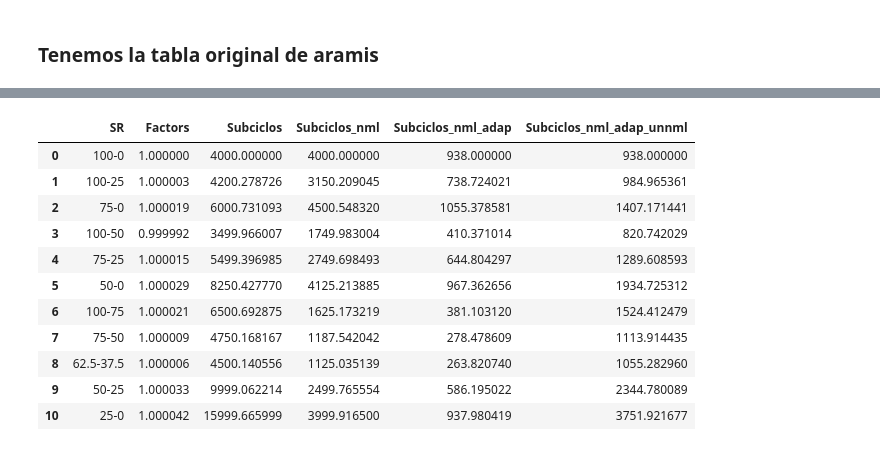
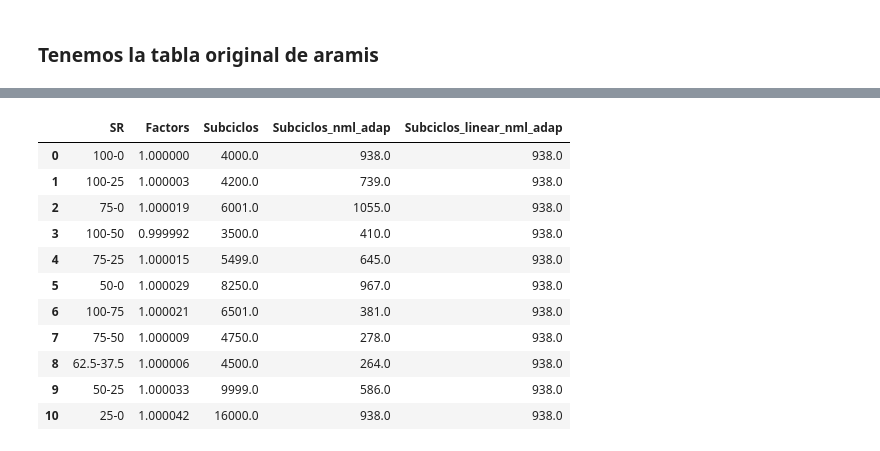
Before and after one commit to AXS-Rose/degradation_model, a Jupyter notebook: aramis_table_explanation.ipynb, the cells around one changed output, grey strips where cells are left out. Saved outputs shown, nothing was run; the diff lists cells and outputs as text; code cells hidden in the pictures.

```diff
--- a/aramis_table_explanation.ipynb
+++ b/aramis_table_explanation.ipynb
@@ -24,7 +24,7 @@ def nml_factors(df,eta_0,EOL_0,factors_column,cycles_column):
         # normlizamos el factor
         eta_k = factors*eta_0
         new_factor = (eta_k**(sr_numeric_0/sr_numeric))/eta_0
-        eq_cycle = 1/(log_a(EOL_0,eta_k**(sr_numeric_0/sr_numeric)))
+        eq_cycle = np.round(1/(log_a(EOL_0,eta_k**(sr_numeric_0/sr_numeric))),0)
         ## actualizamos los nuevos valores
         eq_cycles.append(eq_cycle)
         normal_factors.append(new_factor)
@@ -49,7 +49,7 @@ def adap_factors(df,new_cycles,old_cycles,new_EOL,factors_column,cycles_column):
     for sr_k, factors in zip(df.SR,df[factors_column]):
         adap_factor = factors**(old_cycles/new_cycles)
         adap_etak = adap_factor*new_eta0
-        adap_cycle = 1/(log_a(new_EOL,adap_etak))
+        adap_cycle = np.round(1/(log_a(new_EOL,adap_etak)),0)
         # actualizamos los nuevos valores
         adapted_cycles.append(adap_cycle)
         adapted_factors.append(adap_factor)
@@ -85,6 +85,32 @@ def unnml_factors(df,new_cycles,new_EOL,factors_column,cycles_column):
     df[factors_column] = unnoml_adapted_factors
     df[cycles_column] = unnoml_adapted_cycles
     return df
+
+def linear_factors(df,EOL_0,cycles_0,factors_column,cycles_column):
+    lin_factors = []
+    lin_cycles = []
+    eta_0 = EOL_0**(1/cycles_0)
+    sr_numeric_0 = 100
+    for sr_k, factors in zip(df.SR, df[factors_column]):
+        # obtenemos el sr de cada caso
+        sr_range = [float(x) for x in sr_k.split("-")]
+        sr_numeric = sr_range[0] - sr_range[1]
+        lin_cycle = np.round(cycles_0*sr_numeric_0/sr_numeric,0)
+        # normlizamos el factor
+        eta_k = EOL_0**(1/lin_cycle)
+        new_factor = eta_k/eta_0
+        # eq_cycle = 1/(log_a(EOL_0,eta_k**(sr_numeric_0/sr_numeric)))
+        ## actualizamos los nuevos valores
+        lin_cycles.append(lin_cycle)
+        lin_factors.append(new_factor)
+        # factors[0] = new_factor
+
+    factors_column = factors_column + "_linear"
+    cycles_column = cycles_column + "_linear"
+
+    df[factors_column] = lin_factors
+    df[cycles_column] = lin_cycles
+    return df
 # %% [markdown]
 ### Tenemos la tabla original de aramis
 # %%
@@ -122,7 +148,7 @@ subc_k = []
 
 for factor in df.Factors.values:
     eta_k = factor*eta_0
-    sub_k = 1/(log_a(EOL_0,eta_k))
+    sub_k = np.round(1/(log_a(EOL_0,eta_k)),0)
     subc_k.append(sub_k)
 df["Subciclos"] = subc_k
 
@@ -143,21 +169,24 @@ df
 # %%
 new_cycles = 938
 new_EOL = 0.8 # asumimos que el EOL es el mismo
 df = nml_factors(df,eta_0,EOL_0,"Factors","Subciclos")
 df = adap_factors(df,new_cycles,cycles_0,new_EOL,"Factors_nml","Subciclos_nml")
-df = unnml_factors(df,new_cycles,new_EOL,"Factors_nml_adap","Subciclos_nml_adap")
-columns = ["SR","Factors","Subciclos","Subciclos_nml","Subciclos_nml_adap","Subciclos_nml_adap_unnml"]
+# df = unnml_factors(df,new_cycles,new_EOL,"Factors_nml_adap","Subciclos_nml_adap")
+df = linear_factors(df,EOL_0,cycles_0,"Factors","Subciclos")
+df = nml_factors(df,eta_0,EOL_0,"Factors_linear","Subciclos_linear")
+df = adap_factors(df,new_cycles,cycles_0,new_EOL,"Factors_linear_nml","Subciclos_linear_nml")
+columns = ["SR","Factors","Subciclos","Subciclos_nml_adap","Subciclos_linear_nml_adap"]
 df[columns]
 # %% [output]
-|  | SR | Factors | Subciclos | Subciclos_nml | Subciclos_nml_adap | Subciclos_nml_adap_unnml |
-| 0 | 100-0 | 1.000000 | 4000.000000 | 4000.000000 | 938.000000 | 938.000000 |
-| 1 | 100-25 | 1.000003 | 4200.278726 | 3150.209045 | 738.724021 | 984.965361 |
-| 2 | 75-0 | 1.000019 | 6000.731093 | 4500.548320 | 1055.378581 | 1407.171441 |
-| 3 | 100-50 | 0.999992 | 3499.966007 | 1749.983004 | 410.371014 | 820.742029 |
-| 4 | 75-25 | 1.000015 | 5499.396985 | 2749.698493 | 644.804297 | 1289.608593 |
-| 5 | 50-0 | 1.000029 | 8250.427770 | 4125.213885 | 967.362656 | 1934.725312 |
-| 6 | 100-75 | 1.000021 | 6500.692875 | 1625.173219 | 381.103120 | 1524.412479 |
-| 7 | 75-50 | 1.000009 | 4750.168167 | 1187.542042 | 278.478609 | 1113.914435 |
-| 8 | 62.5-37.5 | 1.000006 | 4500.140556 | 1125.035139 | 263.820740 | 1055.282960 |
-| 9 | 50-25 | 1.000033 | 9999.062214 | 2499.765554 | 586.195022 | 2344.780089 |
-| 10 | 25-0 | 1.000042 | 15999.665999 | 3999.916500 | 937.980419 | 3751.921677 |
+|  | SR | Factors | Subciclos | Subciclos_nml_adap | Subciclos_linear_nml_adap |
+| 0 | 100-0 | 1.000000 | 4000.0 | 938.0 | 938.0 |
+| 1 | 100-25 | 1.000003 | 4200.0 | 739.0 | 938.0 |
+| 2 | 75-0 | 1.000019 | 6001.0 | 1055.0 | 938.0 |
+| 3 | 100-50 | 0.999992 | 3500.0 | 410.0 | 938.0 |
+| 4 | 75-25 | 1.000015 | 5499.0 | 645.0 | 938.0 |
+| 5 | 50-0 | 1.000029 | 8250.0 | 967.0 | 938.0 |
+| 6 | 100-75 | 1.000021 | 6501.0 | 381.0 | 938.0 |
+| 7 | 75-50 | 1.000009 | 4750.0 | 278.0 | 938.0 |
+| 8 | 62.5-37.5 | 1.000006 | 4500.0 | 264.0 | 938.0 |
+| 9 | 50-25 | 1.000033 | 9999.0 | 586.0 | 938.0 |
+| 10 | 25-0 | 1.000042 | 16000.0 | 938.0 | 938.0 |
```
Also changed, not shown: parts of 1 cell of this notebook, 3 other files.
